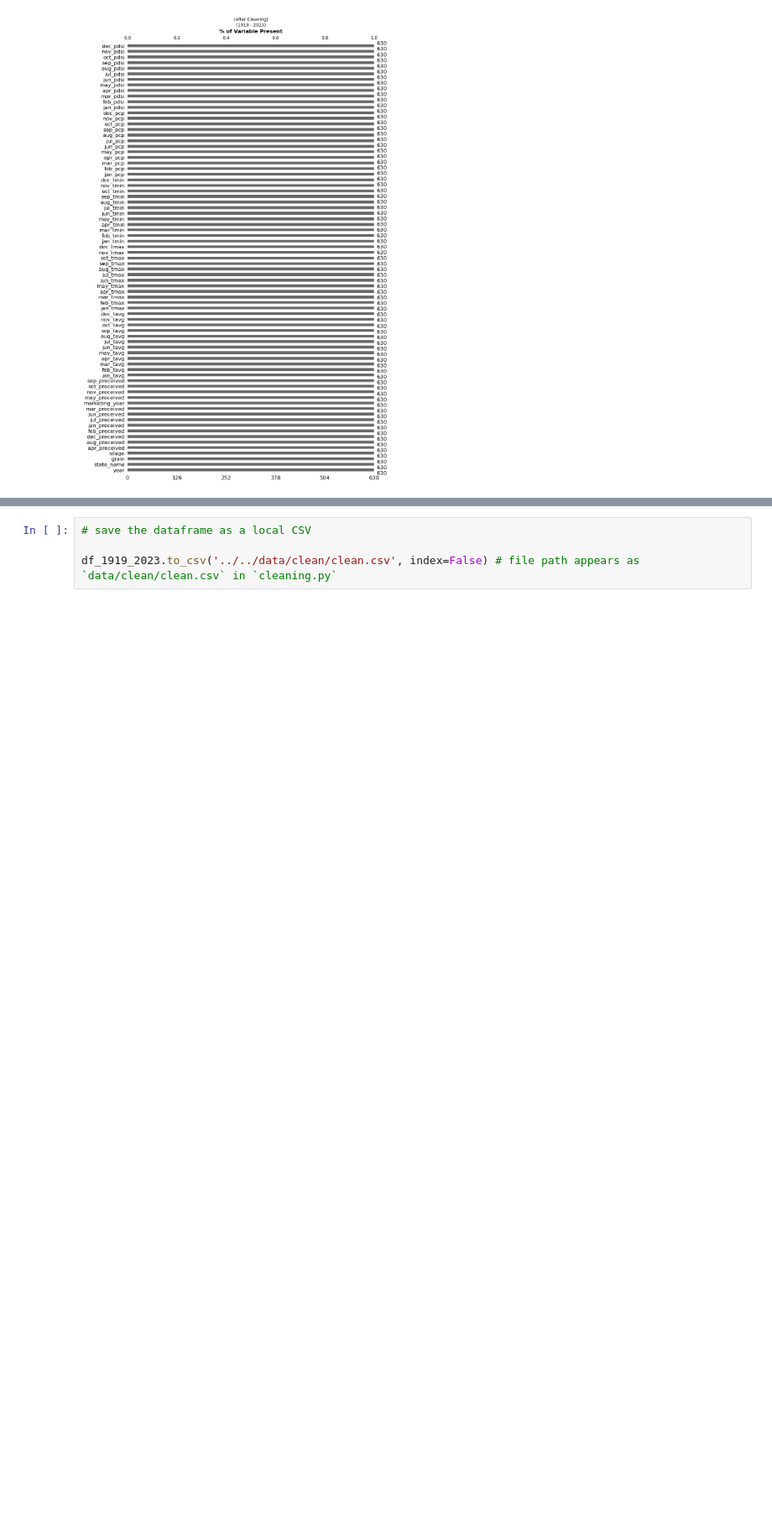
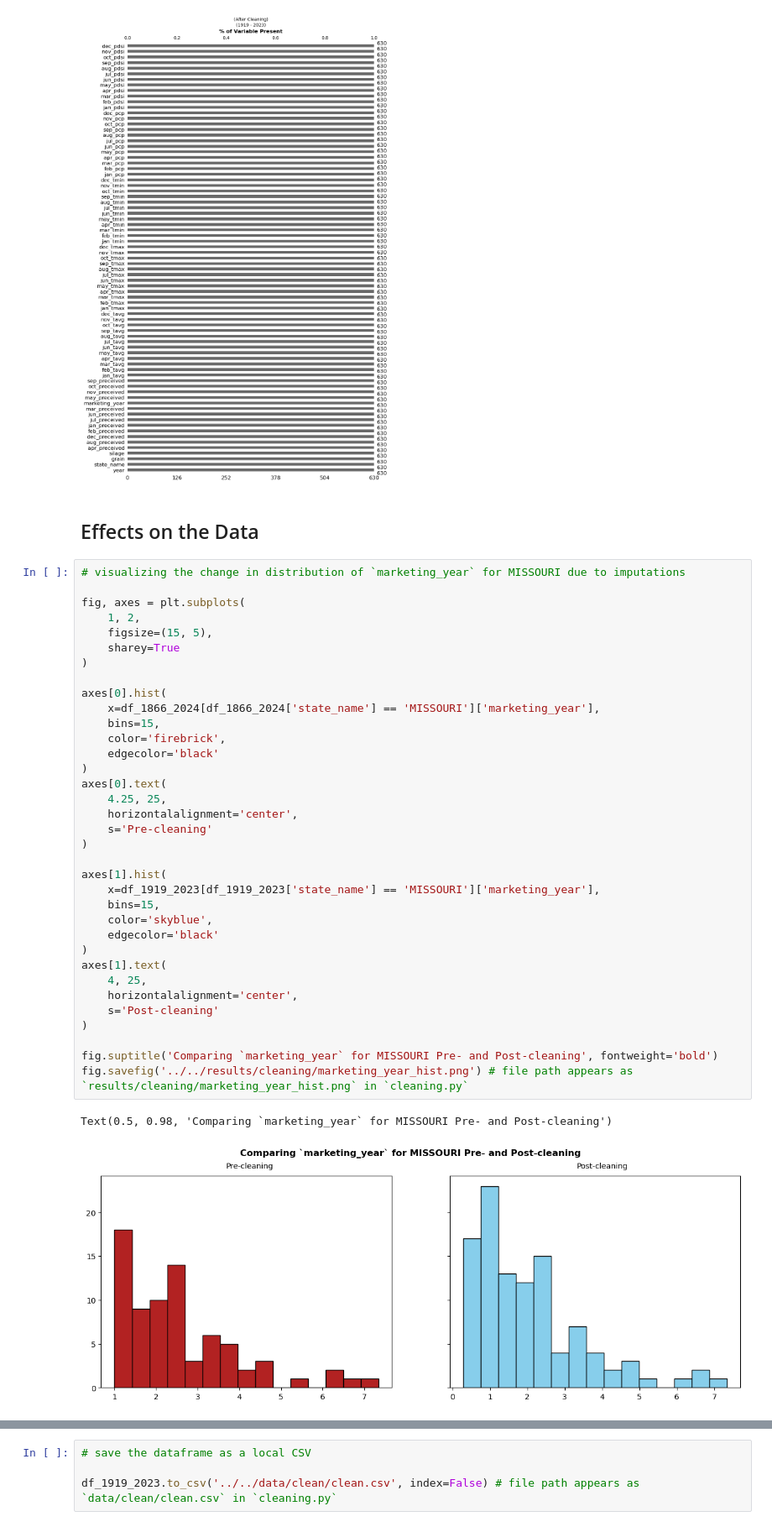
Before and after one commit to BenLeidig/corn-yield-independent, a Jupyter notebook: doc/notebooks/cleaning.ipynb, the cells around one changed output, grey strips where cells are left out. Shown at 84% size. Cells and saved outputs as stored; diff of their text form; blank space fills up the shorter version.

```diff
--- a/doc/notebooks/cleaning.ipynb
+++ b/doc/notebooks/cleaning.ipynb
@@ -151,3 +153,43 @@ plt.savefig(
 plt.show()
 # %% [output]
 [figure]
+# %% [markdown]
+## Effects on the Data
+# %%
+# visualizing the change in distribution of `marketing_year` for MISSOURI due to imputations
+
+fig, axes = plt.subplots(
+    1, 2,
+    figsize=(15, 5),
+    sharey=True
+)
+
+axes[0].hist(
+    x=df_1866_2024[df_1866_2024['state_name'] == 'MISSOURI']['marketing_year'],
+    bins=15,
+    color='firebrick',
+    edgecolor='black'
+)
+axes[0].text(
+    4.25, 25,
+    horizontalalignment='center',
+    s='Pre-cleaning'
+)
+
+axes[1].hist(
+    x=df_1919_2023[df_1919_2023['state_name'] == 'MISSOURI']['marketing_year'],
+    bins=15,
+    color='skyblue',
+    edgecolor='black'
+)
+axes[1].text(
+    4, 25,
+    horizontalalignment='center',
+    s='Post-cleaning'
+)
+
+fig.suptitle('Comparing `marketing_year` for MISSOURI Pre- and Post-cleaning', fontweight='bold')
+fig.savefig('../../results/cleaning/marketing_year_hist.png') # file path appears as `results/cleaning/marketing_year_hist.png` in `cleaning.py`
+# %% [output]
+Text(0.5, 0.98, 'Comparing `marketing_year` for MISSOURI Pre- and Post-cleaning')
+[figure, added]
```
Also changed, not shown: parts of 5 cells of this notebook, 4 other files.
